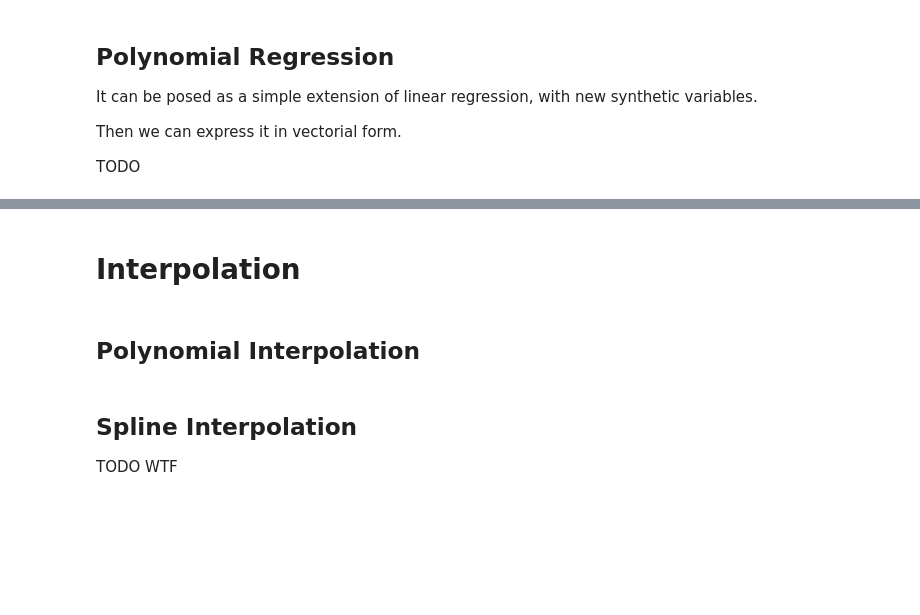
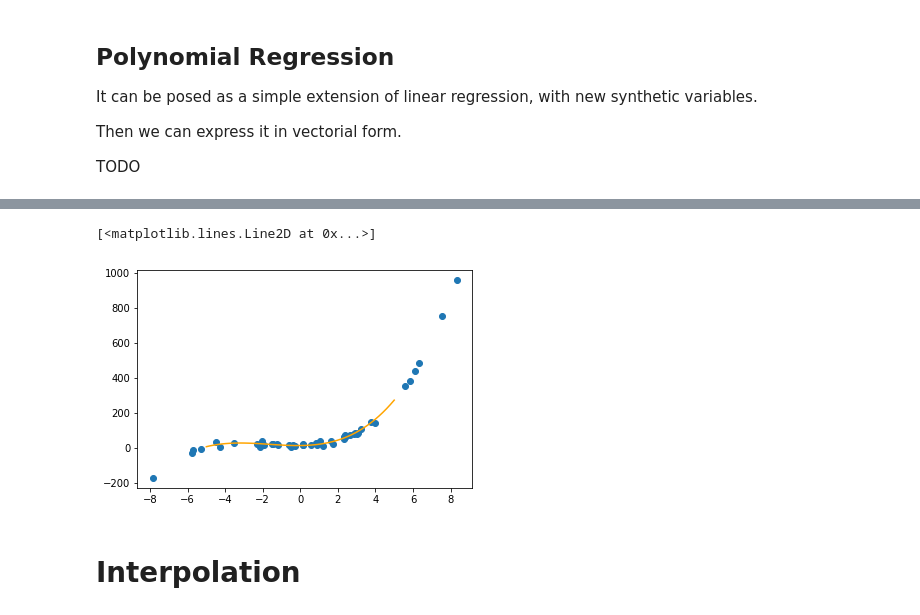
Before and after one commit to danimateos/numerical_methods, a Jupyter notebook: section-05.ipynb, the cells around one changed output, grey strips where cells are left out. Cells and saved outputs as stored; diff of their text form; code cells hidden in the pictures; blank space fills up the shorter version.

```diff
--- a/section-05.ipynb
+++ b/section-05.ipynb
@@ -42,0 +106,7 @@ TODO
+# %%
+from sklearn.preprocessing import PolynomialFeatures
+
+polyfeatures = PolynomialFeatures(degree=3)
+polyfeatures.fit(xs.reshape(-1, 1))
+synthetic_vars = polyfeatures.transform(xs.reshape(-1, 1))
+synthetic_vars[:4,:]
@@ -43,8 +122,15 @@ TODO
+# %%
+lm = LinearRegression()
+lm.fit(synthetic_vars, ys)
+
+
+xs_prediction = np.linspace(-5, 5)
+ys_predicted = lm.predict(polyfeatures.transform(xs_prediction.reshape(-1,1)))
+
+plt.scatter(xs, ys);
+plt.plot(xs_prediction, ys_predicted, c='Orange')
+# %% [output]
+[<matplotlib.lines.Line2D at 0x...>]
+[figure, added]
 # %% [markdown]
 # Interpolation
-# %% [markdown]
-## Polynomial Interpolation
-# %% [markdown]
-## Spline Interpolation
-
-TODO WTF
```
Also changed, not shown: parts of 28 cells of this notebook, 6 other files.
